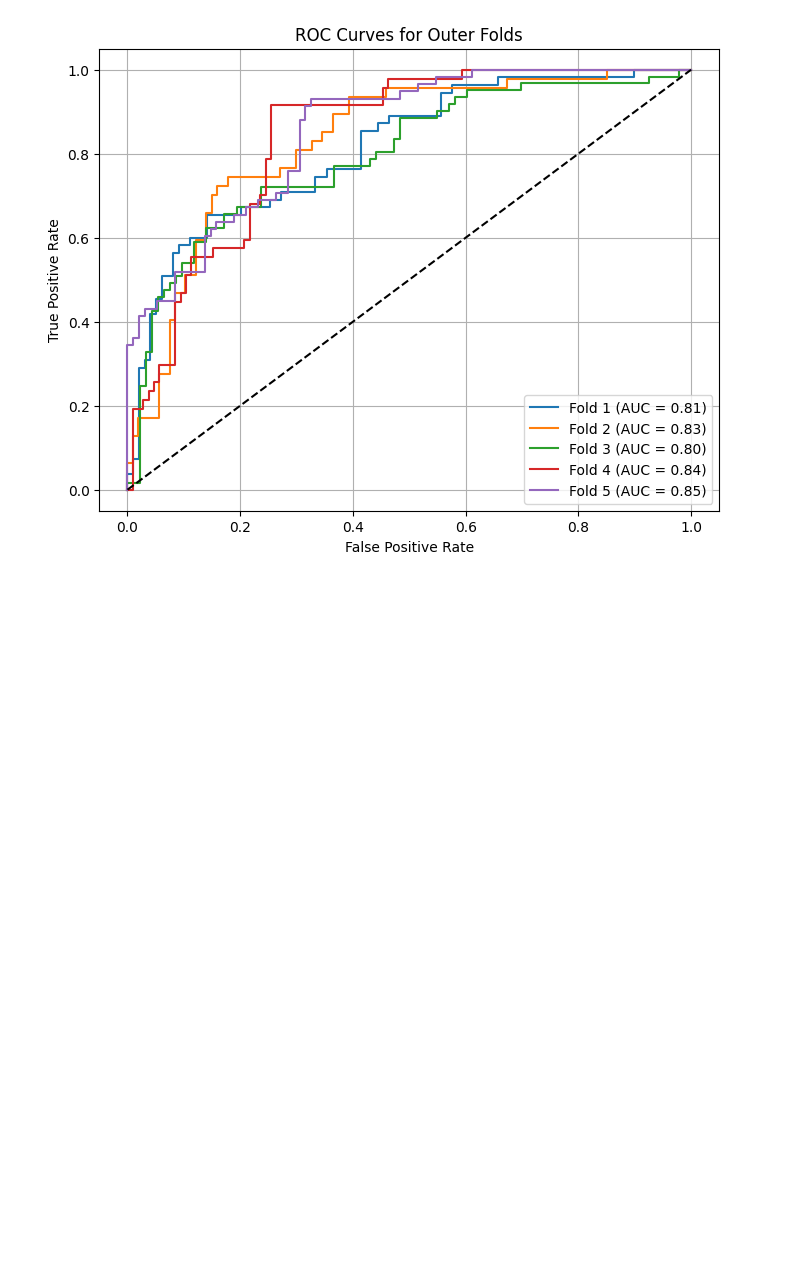
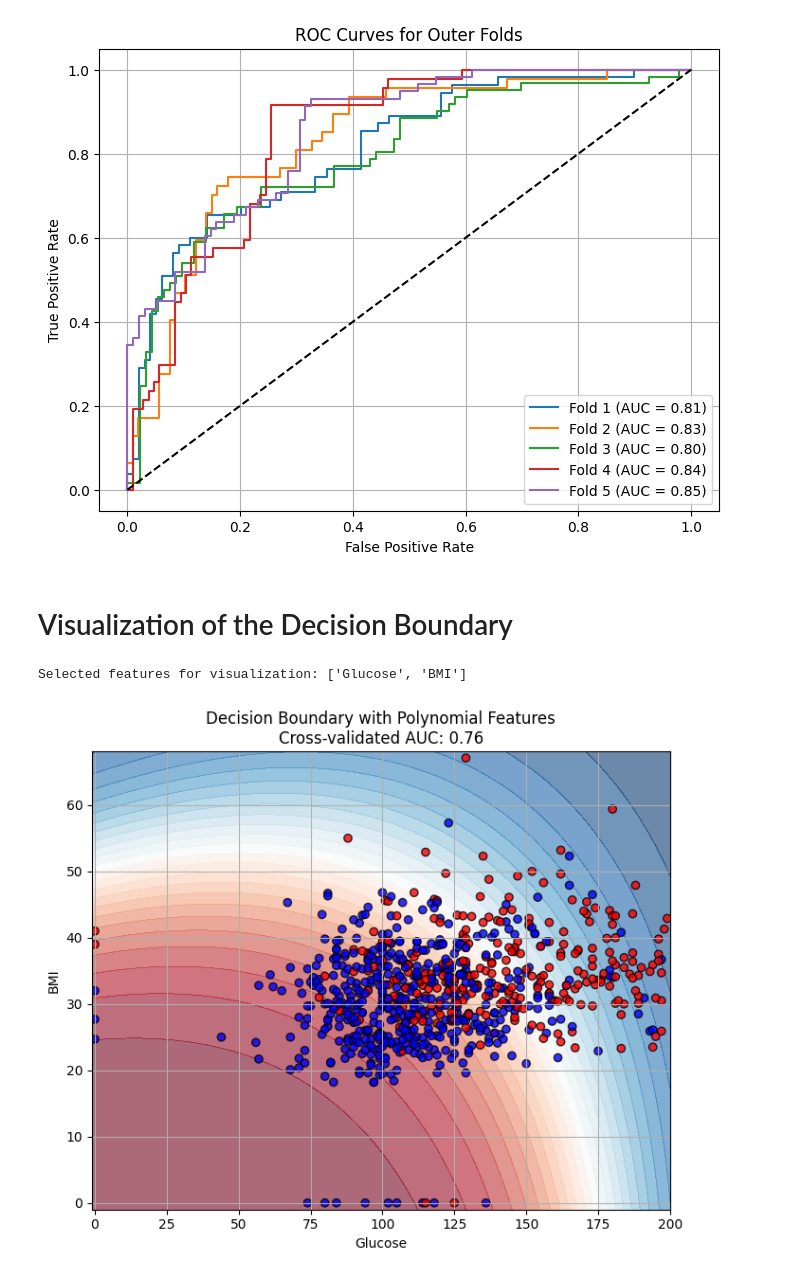
Before and after one commit to jp2yt/AI-for-medicine, a Jupyter notebook: Diabetis_ML.ipynb, the cells around one changed output. Cells and saved outputs as stored; diff of their text form; code cells hidden in the pictures; blank space fills up the shorter version.

```diff
--- a/Diabetis_ML.ipynb
+++ b/Diabetis_ML.ipynb
@@ -226,3 +227,63 @@ plt.grid()
 plt.show()
 # %% [output]
 [figure]
+# %% [markdown]
+# Visualization of the Decision Boundary
+# %%
+# --- Now select the top 2 features by importance from the best estimator ---
+
+# Extract best estimator from the last fold (or choose the best overall)
+best_estimator = nested_scores['estimator'][-1].best_estimator_
+
+# LogisticRegression coef_ after polynomial features can be complicated,
+# so instead let's select top 2 features by univariate importance on original X
+
+from sklearn.feature_selection import SelectKBest, f_classif
+
+selector = SelectKBest(f_classif, k=2)
+selector.fit(X, y)
+best_features_mask = selector.get_support()
+best_features = X.columns[best_features_mask]
+
+print("Selected features for visualization:", list(best_features))
+
+# Prepare data for visualization
+X_vis = X[best_features]
+y_vis = y
+
+pipe_vis = Pipeline([
+    ('imputer', SimpleImputer(strategy='mean')),
+    ('scaler', StandardScaler()),
+    ('poly', PolynomialFeatures(degree=best_estimator.named_steps['poly'].degree, include_bias=False)),
+    ('clf', LogisticRegression(
+        max_iter=1000,
+        C=best_estimator.named_steps['clf'].C,
+        penalty='l2',
+        solver='lbfgs'))
+])
+
+pipe_vis.fit(X_vis, y_vis)
+
+x_min, x_max = X_vis.iloc[:, 0].min() - 1, X_vis.iloc[:, 0].max() + 1
+y_min, y_max = X_vis.iloc[:, 1].min() - 1, X_vis.iloc[:, 1].max() + 1
+
+xx, yy = np.meshgrid(
+    np.linspace(x_min, x_max, 300),
+    np.linspace(y_min, y_max, 300)
+)
+
+X_grid = np.c_[xx.ravel(), yy.ravel()]
+Z = pipe_vis.predict_proba(X_grid)[:, 1].reshape(xx.shape)
+
+plt.figure(figsize=(7, 6))
+plt.contourf(xx, yy, Z, levels=25, cmap="RdBu", alpha=0.6)
+plt.scatter(X_vis.iloc[:, 0], X_vis.iloc[:, 1], c=y_vis, cmap="bwr", edgecolor="k", alpha=0.8)
+plt.title(f"Decision Boundary with Polynomial Features\nCross-validated AUC: {np.mean(nested_scores['test_score']):.2f}")
+plt.xlabel(best_features[0])
+plt.ylabel(best_features[1])
+plt.grid(True)
+plt.tight_layout()
+plt.show()
+# %% [output]
+Selected features for visualization: ['Glucose', 'BMI']
+[figure, added]
```
Also changed, not shown: parts of 9 cells of this notebook.
